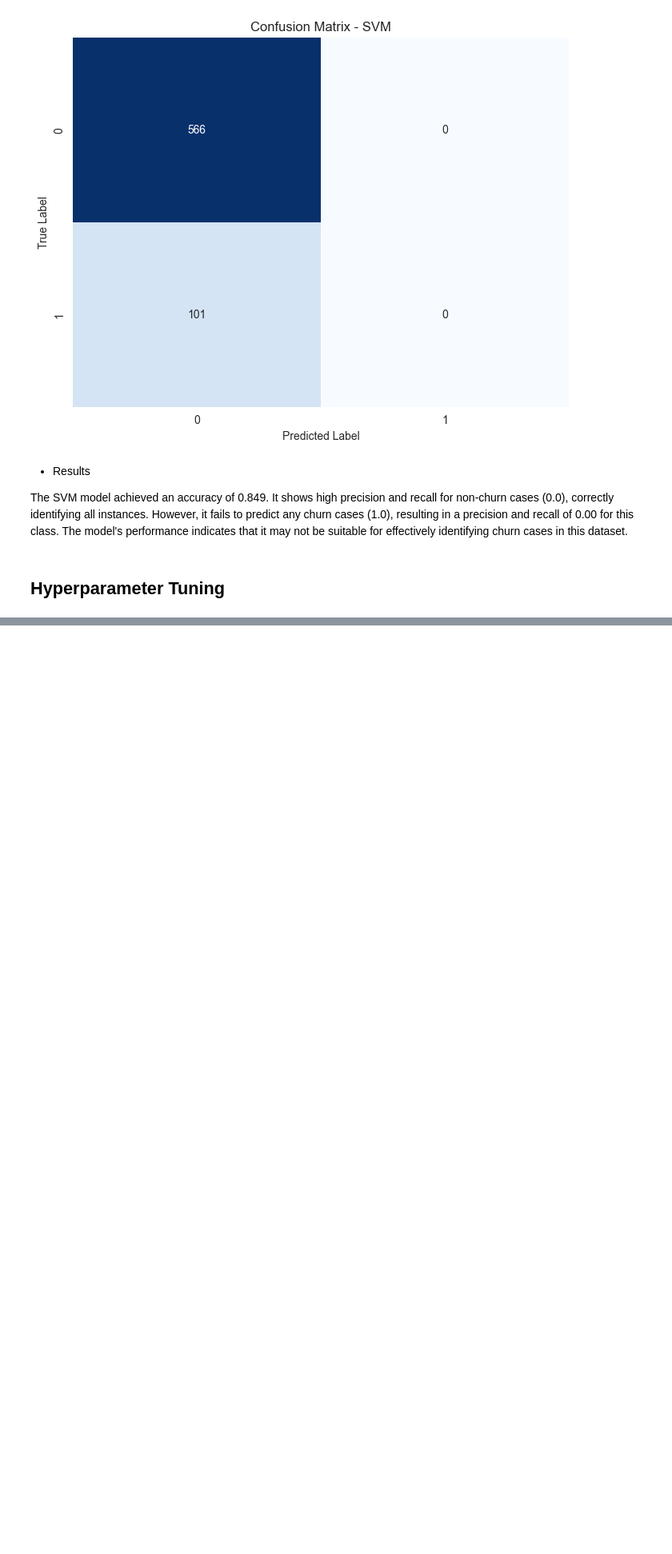
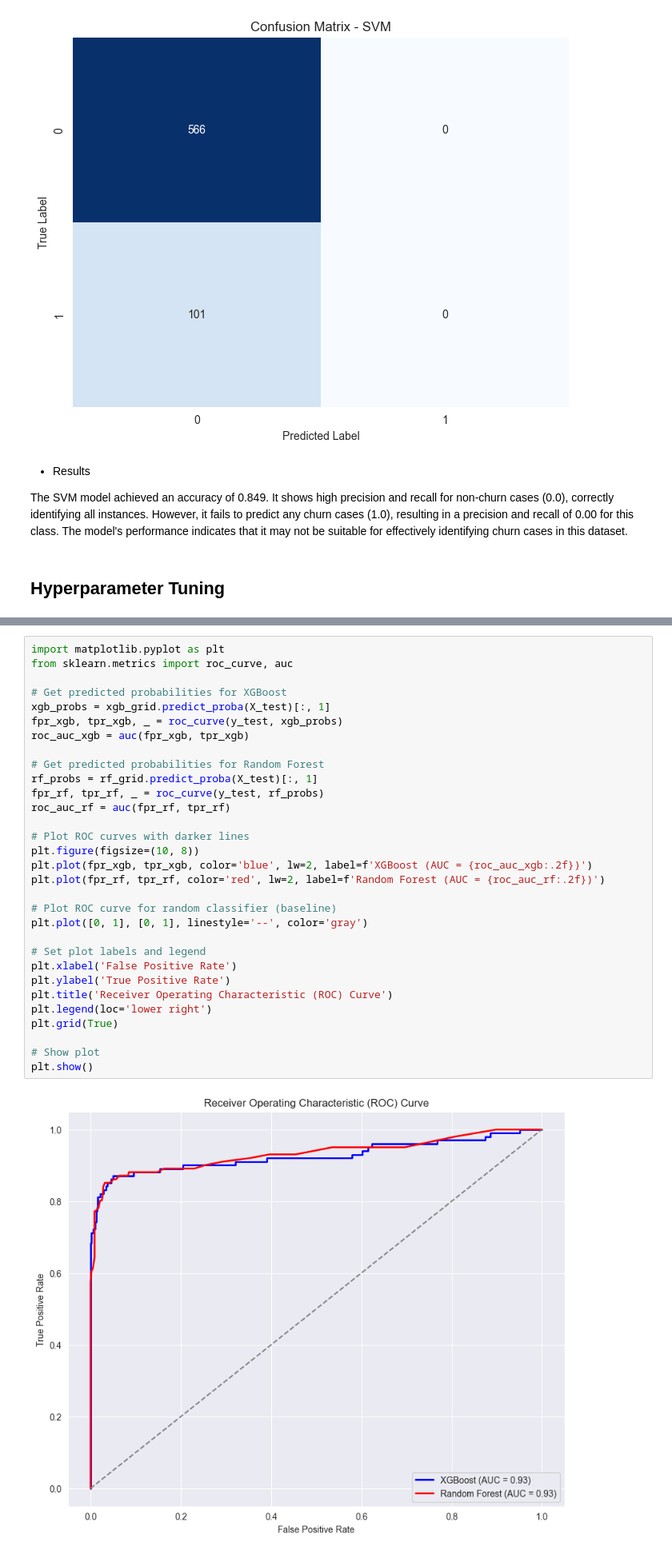
Before and after one commit to yunazzy/SyriaTel-Customer-Churn-Project, a Jupyter notebook: SyriaTel.ipynb, the cells around one changed output, grey strips where cells are left out. Shown at 80% size. Cells and saved outputs as stored; diff of their text form; blank space fills up the shorter version.

```diff
--- a/SyriaTel.ipynb
+++ b/SyriaTel.ipynb
@@ -963,0 +1107,33 @@ The SVM model achieved an accuracy of 0.849. It shows high precision and recall
+# %%
+import matplotlib.pyplot as plt
+from sklearn.metrics import roc_curve, auc
+
+# Get predicted probabilities for XGBoost
+xgb_probs = xgb_grid.predict_proba(X_test)[:, 1]
+fpr_xgb, tpr_xgb, _ = roc_curve(y_test, xgb_probs)
+roc_auc_xgb = auc(fpr_xgb, tpr_xgb)
+
+# Get predicted probabilities for Random Forest
+rf_probs = rf_grid.predict_proba(X_test)[:, 1]
+fpr_rf, tpr_rf, _ = roc_curve(y_test, rf_probs)
+roc_auc_rf = auc(fpr_rf, tpr_rf)
+
+# Plot ROC curves with darker lines
+plt.figure(figsize=(10, 8))
+plt.plot(fpr_xgb, tpr_xgb, color='blue', lw=2, label=f'XGBoost (AUC = {roc_auc_xgb:.2f})')
+plt.plot(fpr_rf, tpr_rf, color='red', lw=2, label=f'Random Forest (AUC = {roc_auc_rf:.2f})')
+
+# Plot ROC curve for random classifier (baseline)
+plt.plot([0, 1], [0, 1], linestyle='--', color='gray')
+
+# Set plot labels and legend
+plt.xlabel('False Positive Rate')
+plt.ylabel('True Positive Rate')
+plt.title('Receiver Operating Characteristic (ROC) Curve')
+plt.legend(loc='lower right')
+plt.grid(True)
+
+# Show plot
+plt.show()
+# %% [output]
+[figure, added]
```
Also changed, not shown: parts of 14 cells of this notebook.
